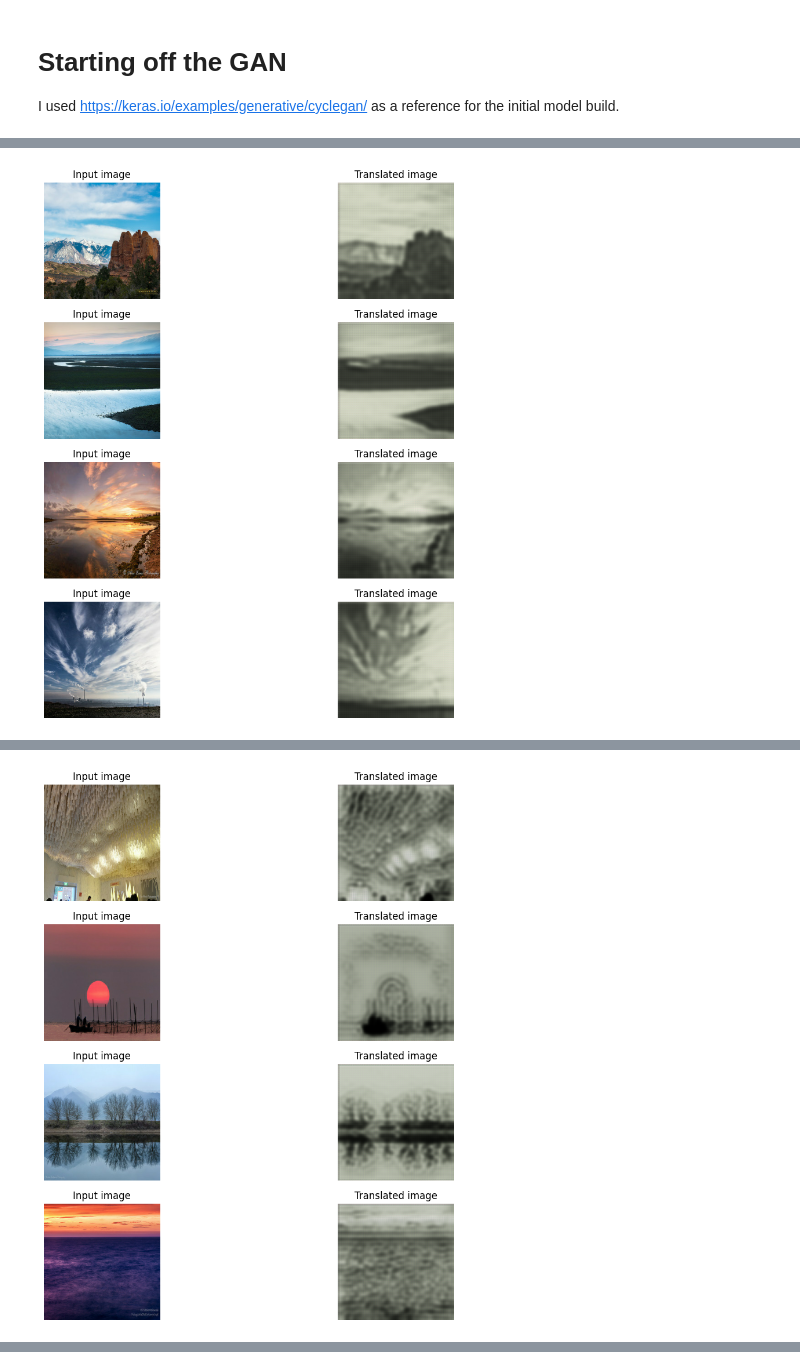
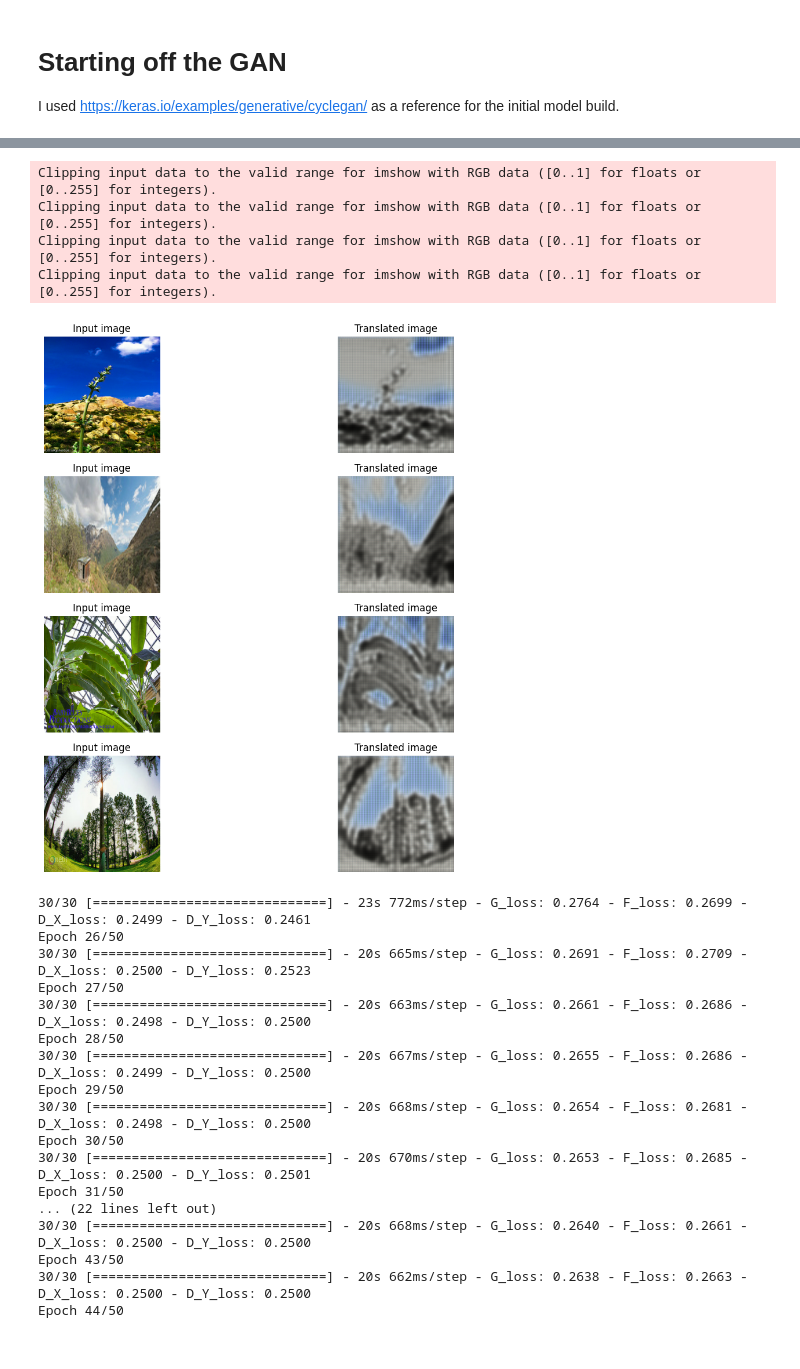
Before and after one commit to isaac1987a/Something_of_a_Painter_Myself, a Jupyter notebook: Copy_of_Monet.ipynb, the cells around one changed output, grey strips where cells are left out. Saved outputs shown, nothing was run; the diff lists cells and outputs as text; code cells hidden in the pictures.

```diff
--- a/Copy_of_Monet.ipynb
+++ b/Copy_of_Monet.ipynb
@@ -180,7 +187,7 @@ def preprocess_test_image(img):
 # %%
 img_size = 256
 image_depth = 3
-batch_size = 4
+batch_size = 8
 LR = 0.00012
 buffer_size = 256
 # %%
@@ -204,6 +211,7 @@ photo_test_dataset = photo_images_dataset.skip(train_size)
 
 monet_test_dataset = (
     monet_test_dataset.map(preprocess_train_image, num_parallel_calls=autotune)
+    .take(buffer_size)  # Take the required number of elements first
     .cache()
     .shuffle(buffer_size)
     .batch(batch_size)
@@ -211,6 +219,7 @@ monet_test_dataset = (
 )
 monet_train_dataset = (
     monet_train_dataset.map(preprocess_train_image, num_parallel_calls=autotune)
+    .take(buffer_size)  # Take the required number of elements first
     .cache()
     .shuffle(buffer_size)
     .batch(batch_size)
@@ -220,6 +229,7 @@ monet_train_dataset = (
 # Apply the preprocessing operations to the test data
 photo_train_dataset = (
     photo_train_dataset.map(preprocess_test_image, num_parallel_calls=autotune)
+    .take(buffer_size)  # Take the required number of elements first
     .cache()
     .shuffle(buffer_size)
     .batch(batch_size)
@@ -227,6 +237,7 @@ photo_train_dataset = (
 )
 photo_test_dataset = (
     photo_test_dataset.map(preprocess_test_image, num_parallel_calls=autotune)
+    .take(buffer_size)  # Take the required number of elements first
     .cache()
     .shuffle(buffer_size)
     .batch(batch_size)
@@ -593,7 +604,7 @@ class GANMonitor(keras.callbacks.Callback):
         self.num_img = num_img
 
     def on_epoch_end(self, epoch, logs=None):
-        if (epoch + 1) % 5 != 0:
+        if (epoch + 1) % 25 != 0:
           return
         _, ax = plt.subplots(4, 2, figsize=(12, 12))
         for i, img in enumerate(photo_test_dataset.take(self.num_img)):
@@ -609,9 +620,9 @@ class GANMonitor(keras.callbacks.Callback):
             ax[i, 1].axis("off")
 
             prediction = keras.utils.array_to_img(prediction)
-            prediction.save(
-                "generated_img_{i}_{epoch}.png".format(i=i, epoch=epoch + 1)
-            )
+            #prediction.save(
+            #   "generated_img_{i}_{epoch}.png".format(i=i, epoch=epoch + 1)
+            #)
         plt.show()
         plt.close()
 # %%
@@ -656,7 +667,7 @@ model_checkpoint_callback = keras.callbacks.ModelCheckpoint(
 # 7 minutes on a single P100 backed machine.
 cycle_gan_model.fit(
     tf.data.Dataset.zip((photo_train_dataset, monet_train_dataset)),
-    epochs=10,
+    epochs=50,
     callbacks=[plotter, model_checkpoint_callback],
 )
 # %% [output]
@@ -672 +674,0 @@ Epoch 5/10
-[figure, old version]
@@ -683 +680,0 @@ Epoch 10/10
-[figure, removed]
@@ -686,3 +702,25 @@ Epoch 10/10
+Clipping input data to the valid range for imshow with RGB data ([0..1] for floats or [0..255] for integers).
+Clipping input data to the valid range for imshow with RGB data ([0..1] for floats or [0..255] for integers).
+Clipping input data to the valid range for imshow with RGB data ([0..1] for floats or [0..255] for integers).
+Clipping input data to the valid range for imshow with RGB data ([0..1] for floats or [0..255] for integers).
+[figure, new version]
+30/30 [==============================] - 23s 772ms/step - G_loss: 0.2764 - F_loss: 0.2699 - D_X_loss: 0.2499 - D_Y_loss: 0.2461
+Epoch 26/50
+30/30 [==============================] - 20s 665ms/step - G_loss: 0.2691 - F_loss: 0.2709 - D_X_loss: 0.2500 - D_Y_loss: 0.2523
+Epoch 27/50
+30/30 [==============================] - 20s 663ms/step - G_loss: 0.2661 - F_loss: 0.2686 - D_X_loss: 0.2498 - D_Y_loss: 0.2500
+Epoch 28/50
+30/30 [==============================] - 20s 667ms/step - G_loss: 0.2655 - F_loss: 0.2686 - D_X_loss: 0.2499 - D_Y_loss: 0.2500
+Epoch 29/50
+30/30 [==============================] - 20s 668ms/step - G_loss: 0.2654 - F_loss: 0.2681 - D_X_loss: 0.2498 - D_Y_loss: 0.2500
+Epoch 30/50
+30/30 [==============================] - 20s 670ms/step - G_loss: 0.2653 - F_loss: 0.2685 - D_X_loss: 0.2500 - D_Y_loss: 0.2501
+Epoch 31/50
+... (22 lines left out)
+30/30 [==============================] - 20s 668ms/step - G_loss: 0.2640 - F_loss: 0.2661 - D_X_loss: 0.2500 - D_Y_loss: 0.2500
+Epoch 43/50
+30/30 [==============================] - 20s 662ms/step - G_loss: 0.2638 - F_loss: 0.2663 - D_X_loss: 0.2500 - D_Y_loss: 0.2500
+Epoch 44/50
 # %%
 #!curl -LO https://github.com/AakashKumarNain/CycleGAN_TF2/releases/download/v1.0/saved_checkpoints.zip
 #!unzip -qq saved_checkpoints.zip
```
Also changed, not shown: parts of 7 cells of this notebook, 3 other files.
